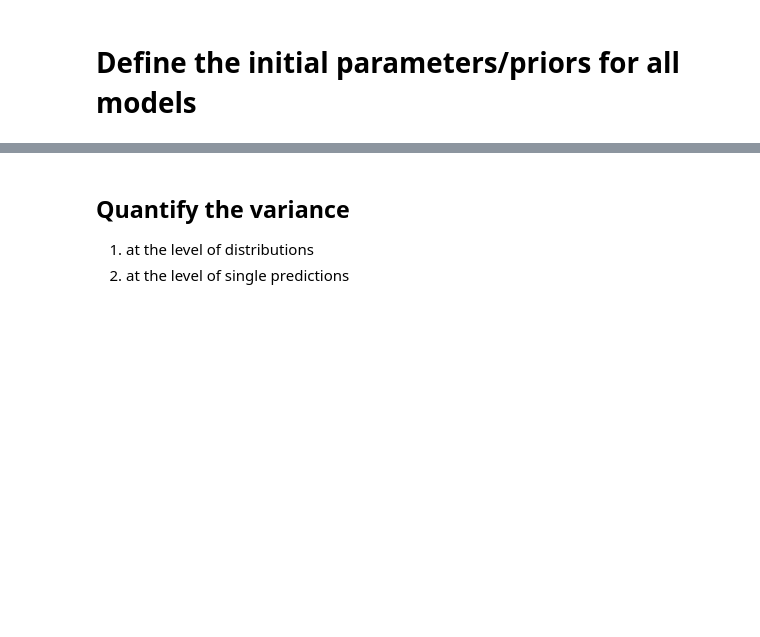
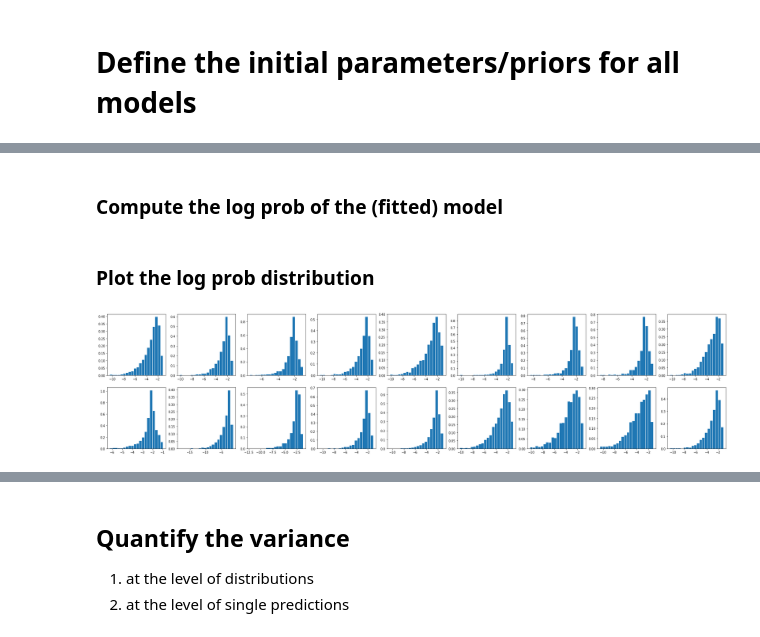
Before and after one commit to broadinstitute/tissue_purifier, a Jupyter notebook: notebooks/tp_02_validation_PYRO.ipynb, the cells around one changed output, grey strips where cells are left out. Cells and saved outputs as stored; diff of their text form; code cells hidden in the pictures; blank space fills up the shorter version.

```diff
--- a/notebooks/tp_02_validation_PYRO.ipynb
+++ b/notebooks/tp_02_validation_PYRO.ipynb
@@ -487,5 +528,7 @@ cell_types dist                  |
 # %%
-def train(model, guide, model_args=[], model_kargs=dict(), lr=0.005, n_steps=2500, print_frequency=50, clear_param_store=True):
+def train(model, guide, model_args=[],
+          model_kargs=dict(), lr=0.005, n_steps=2500,
+          print_frequency=50, clear_param_store=True):
     if clear_param_store:
         pyro.clear_param_store()
 
@@ -578,0 +602,34 @@ AutoDelta.eps_n1g torch.Size([20000, 1, 500])
+# %% [markdown]
+### Compute the log prob of the (fitted) model
+# %%
+true_counts_ng = fake_dataset["counts"]
+
+k = -1
+log_prob_dict = dict()
+for n, guide in enumerate([guide_MAP, guide_eps, guide_eps_alpha]):
+    for use_covariates in [True, False]:
+        k += 1
+        print(k)
+        if use_covariates:
+            filename = "params_model_"+str(n)+"_COV.pt"
+        else:
+            filename = "params_model_"+str(n)+"_NO_COV.pt"
+
+        pyro.clear_param_store()
+        pyro.get_param_store().load(filename=file)
+        num_samples = 10
+        predictive = Predictive(model, guide=guide, num_samples=num_samples,)
+        samples = predictive.get_samples(fake_dataset, observed=False, use_covariates=use_covariates)
+
+        rates_ng = samples["rate_n1g"].squeeze(dim=-2)
+        log_prob_ng = dist.Poisson(rate=rates_ng).log_prob(true_counts_ng)
+        log_prob_dict[k] = log_prob_ng
+# %% [markdown]
+### Plot the log prob distribution
+# %%
+tmp_log_prob = log_prob_dict[0]
+# %%
+fig = plot_log_prob(cell_types_n, tmp_log_prob[...,:2].mean(dim=-3), ncols=4)
+fig
+# %% [output]
+[figure, added]
```
Also changed, not shown: parts of 58 cells of this notebook, 1 other file.
